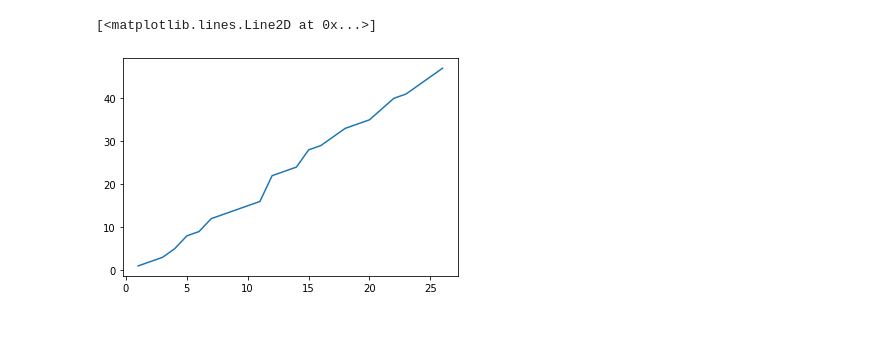
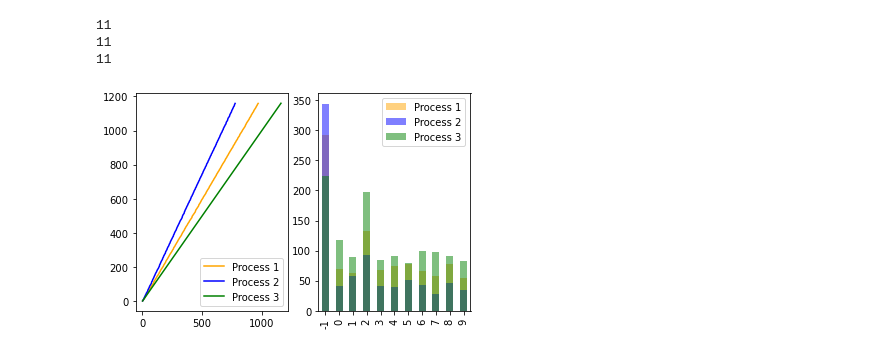
Before and after one commit to AdolfoRoquero/cs262, a Jupyter notebook: design_exercise_2/plotter.ipynb, the cells around one changed output. Cells and saved outputs as stored; diff of their text form; code cells hidden in the pictures.

Commit message:
plotter and run experiment

```diff
--- a/design_exercise_2/plotter.ipynb
+++ b/design_exercise_2/plotter.ipynb
@@ -50,5 +0,0 @@ ValueError: invalid literal for int() with base 10: ' sys_clock:12'
-# %%
-plt.plot(sys_clocks, logical_clocks)
-# %% [output]
-[<matplotlib.lines.Line2D at 0x...>]
-[figure, removed]
@@ -54,0 +3,49 @@ plt.plot(sys_clocks, logical_clocks)
+# %%
+import os
+import matplotlib.pyplot as plt
+import pandas as pd
+import numpy as np
+dir=os.getcwd()
+
+for folder in os.listdir(dir):
+    if folder.endswith('experiment_rates_0.17-0.25-0.20_rand_9'):
+        path = dir + '/' + folder
+        fig, axs = plt.subplots(1, 2)
+        axs = axs.flatten()
+        dfs = []
+        colors = ['orange', 'blue', 'green']
+
+        axs[1].
+        for i, file in enumerate(os.listdir(path)):
+            filepath = f"{path}/{file}"
+            df = pd.read_csv(filepath, sep=',', engine='python', skiprows=1,
+                            names = ['event', 'sys_clock', 'logical_clock', 'code', 'queue_length', 'msg'])
+            df['event'] = df['event'].str.replace('event: ','')
+            df['sys_clock'] = df['sys_clock'].str.replace('sys_clock: ','').astype(int)
+            df['logical_clock'] = df['logical_clock'].str.replace('logical_clock: ','').astype(int)
+            df['code'] = df['code'].str.replace('code: ','').astype(int)
+            df['queue_length'] = df['queue_length'].str.replace('queue_length: ','').astype(int)
+            df['msg'] = df['msg'].apply(lambda x: int(x.replace('msg: ', '')) if not pd.isnull(x) else np.nan)
+
+
+
+            dfs.append(df)
+            print(len(df['code'].value_counts()))
+
+
+
+            axs[0].plot(df['sys_clock'], df['logical_clock'], label=f"Process {i+1}", color=colors[i])
+            df['code'].value_counts().sort_index().plot(kind='bar',
+                                                        ax=axs[1], alpha = 0.5, label=f"Process {i+1}", color=colors[i])
+            axs[0].legend()
+            axs[1].legend()
+#             axs[1].hist(df['code'], alpha=0.5, label = f"Process {i}", rwidth=0.9)
+#             x_ticks_labels = list(range(-1, df['code'].max() + 1))
+#             x_ticks = [tick + 0.5 for tick in x_ticks_labels]
+#             axs[1].set_xticks(x_ticks)
+#             axs[1].set_xticklabels(x_ticks_labels)
+# %% [output]
+11
+11
+11
+[figure, added]
```
Also changed, not shown: parts of 6 cells of this notebook, 1 other file.
